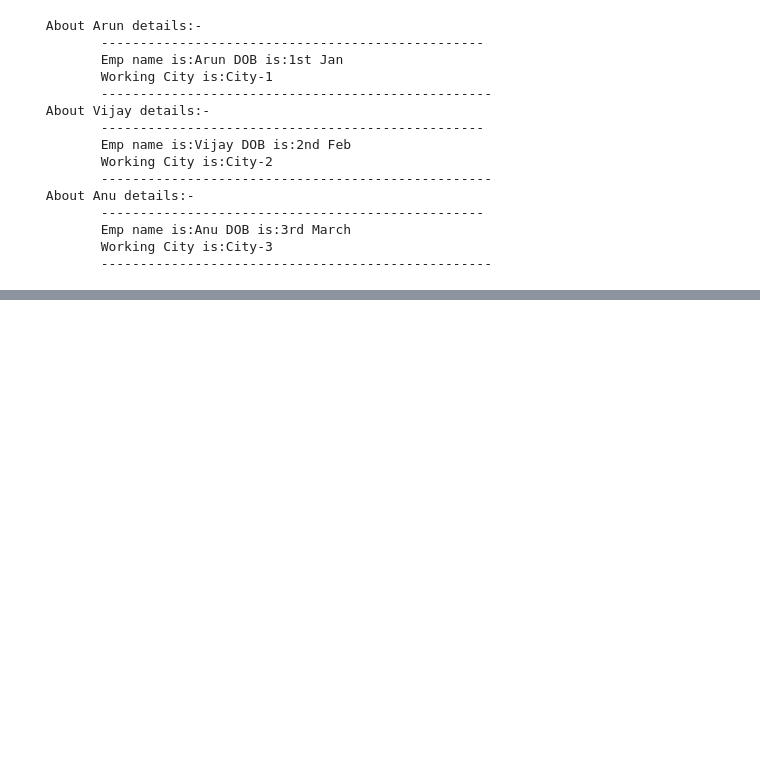
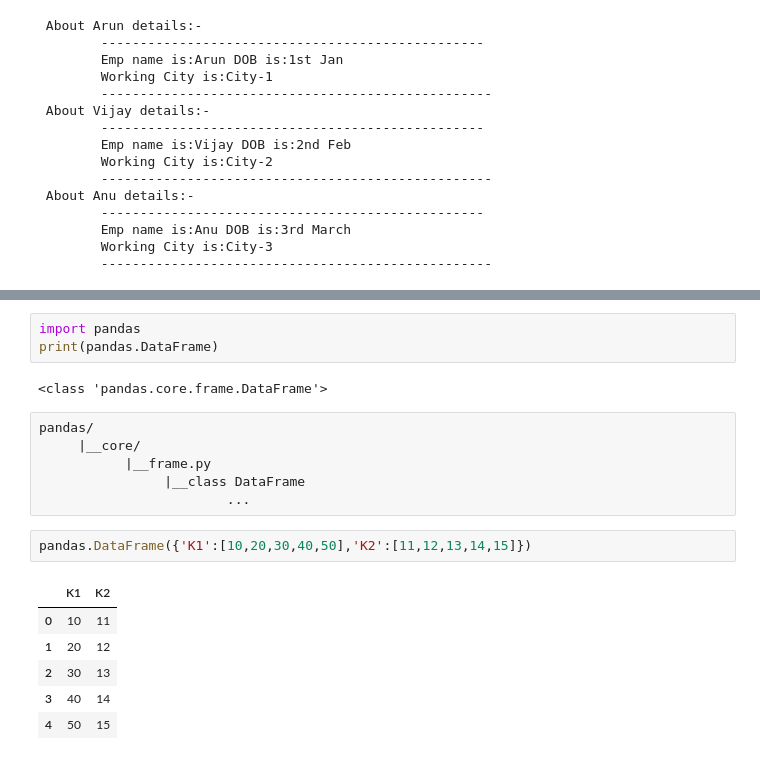
Before and after one commit to pakarthikstudent/DE_Sep, a Jupyter notebook: DAY1/SEP-DE-1.ipynb, the cells around one changed output, grey strips where cells are left out. Saved outputs shown, nothing was run; the diff lists cells and outputs as text; blank space fills up the shorter version.

```diff
--- a/DAY1/SEP-DE-1.ipynb
+++ b/DAY1/SEP-DE-1.ipynb
@@ -666,0 +734,20 @@ for var in [eobj1,eobj2,eobj3]:
+# %%
+import pandas
+print(pandas.DataFrame)
+# %% [output]
+<class 'pandas.core.frame.DataFrame'>
+# %%
+pandas/
+     |__core/
+           |__frame.py
+                |__class DataFrame
+                        ...
+# %%
+pandas.DataFrame({'K1':[10,20,30,40,50],'K2':[11,12,13,14,15]})
+# %% [output]
+|  | K1 | K2 |
+| 0 | 10 | 11 |
+| 1 | 20 | 12 |
+| 2 | 30 | 13 |
+| 3 | 40 | 14 |
+| 4 | 50 | 15 |
```
Also changed, not shown: parts of 17 cells of this notebook.
